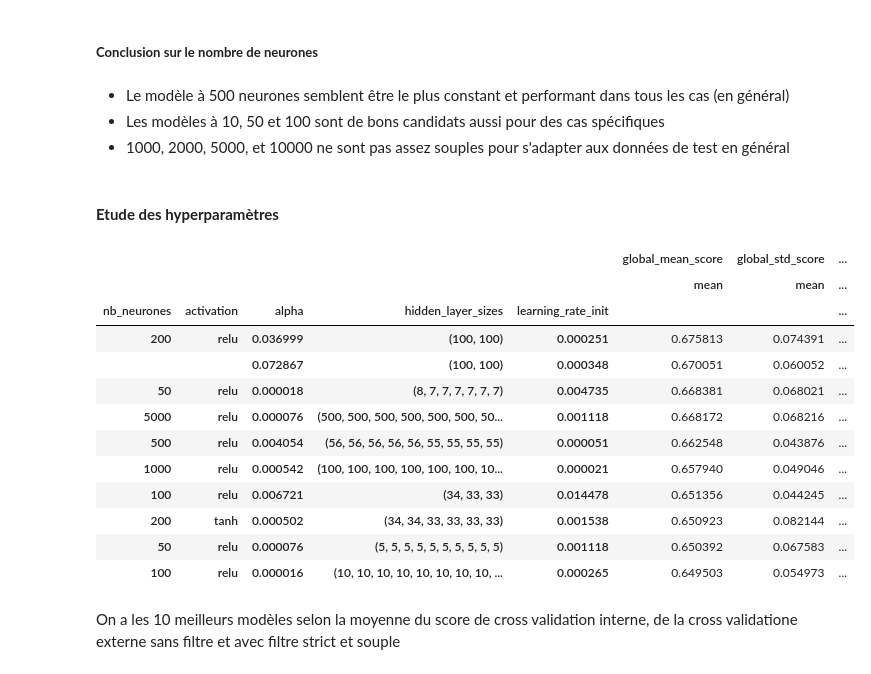
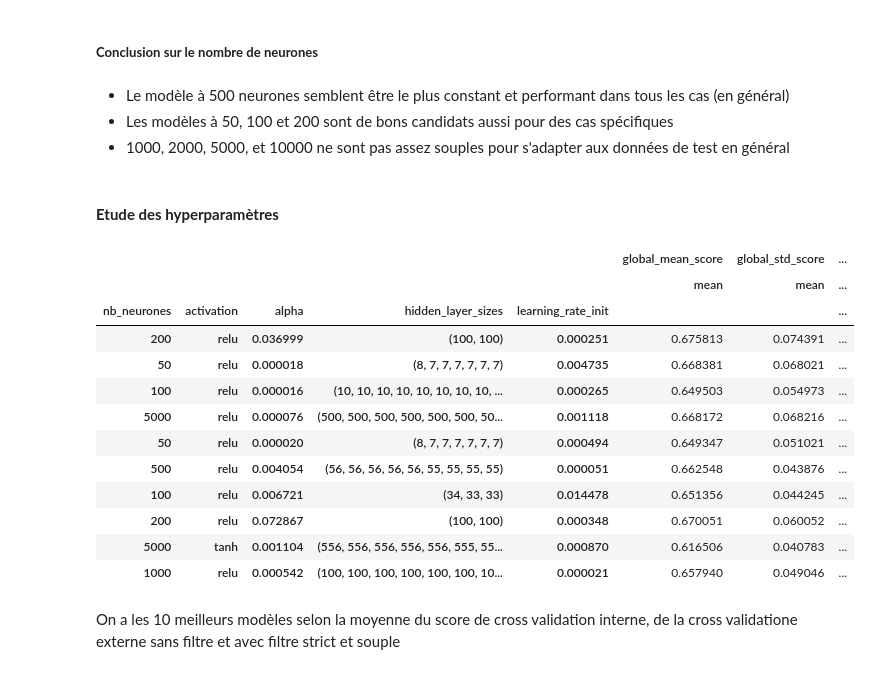
Before and after one commit to Edmondbrn/projet_IA_QSAR, a Jupyter notebook: def_AD_opti_param.ipynb, the cells around one changed output. Cells and saved outputs as stored; diff of their text form; code cells hidden in the pictures.

Commit message:
Mise en forme des notebook pour le MLP

```diff
--- a/def_AD_opti_param.ipynb
+++ b/def_AD_opti_param.ipynb
@@ -196,4 +128,6 @@ df_final["global_std_score"] = df_final[["best_score_innerCV", "r2_noAD", "r2_st
 df_final.to_csv("nested_MLP_2/nestedCV_MLP_final.csv", index=False)
+# %%
+df_final = pd.read_csv("nested_MLP_2/nestedCV_MLP_final.csv")
 # %% [markdown]
 - Score moyen selon le nombre de neurones
 # %%
@@ -317,39 +251,38 @@ Rien de nouveau, mise à part que le seuil doux donne des perfs moins bonnes mai
 ##### **Conclusion sur le nombre de neurones**
 # %% [markdown]
 - Le modèle à 500 neurones semblent être le plus constant et performant dans tous les cas (en général)
-- Les modèles à 10, 50 et 100 sont de bons candidats aussi pour des cas spécifiques
+- Les modèles à 50, 100 et 200 sont de bons candidats aussi pour des cas spécifiques
 - 1000, 2000, 5000, et 10000 ne sont pas assez souples pour s'adapter aux données de test en général
 # %% [markdown]
 #### **Etude des hyperparamètres**
 # %%
-
 grouped_params = df_final.groupby(
     ["nb_neurones","activation", "alpha", "hidden_layer_sizes", "learning_rate_init"]).agg({
     "global_mean_score": ["mean"],
     "global_std_score": ["mean"],
     "best_score_innerCV": ["mean", "std", "count"],
     "r2_noAD": ["mean"],
     "r2_strict": ["mean"],
     "r2_soft": ["mean"]
 }).sort_values(
-    ("global_mean_score", "mean"), ascending=False
+    ("r2_noAD", "mean"), ascending=False
 )
 grouped_params.to_csv("nested_MLP_2/best_models.csv")
 grouped_params.head(10)
 # %% [output]
 |  |  |  |  |  | global_mean_score | global_std_score | ... |
 |  |  |  |  |  | mean | mean | ... |
 | nb_neurones | activation | alpha | hidden_layer_sizes | learning_rate_init |  |  | ... |
 | 200 | relu | 0.036999 | (100, 100) | 0.000251 | 0.675813 | 0.074391 | ... |
-|  |  | 0.072867 | (100, 100) | 0.000348 | 0.670051 | 0.060052 | ... |
 | 50 | relu | 0.000018 | (8, 7, 7, 7, 7, 7, 7) | 0.004735 | 0.668381 | 0.068021 | ... |
+| 100 | relu | 0.000016 | (10, 10, 10, 10, 10, 10, 10, 10, ... | 0.000265 | 0.649503 | 0.054973 | ... |
 | 5000 | relu | 0.000076 | (500, 500, 500, 500, 500, 500, 50... | 0.001118 | 0.668172 | 0.068216 | ... |
+| 50 | relu | 0.000020 | (8, 7, 7, 7, 7, 7, 7) | 0.000494 | 0.649347 | 0.051021 | ... |
 | 500 | relu | 0.004054 | (56, 56, 56, 56, 56, 55, 55, 55, 55) | 0.000051 | 0.662548 | 0.043876 | ... |
+| 100 | relu | 0.006721 | (34, 33, 33) | 0.014478 | 0.651356 | 0.044245 | ... |
+| 200 | relu | 0.072867 | (100, 100) | 0.000348 | 0.670051 | 0.060052 | ... |
+| 5000 | tanh | 0.001104 | (556, 556, 556, 556, 556, 555, 55... | 0.000870 | 0.616506 | 0.040783 | ... |
 | 1000 | relu | 0.000542 | (100, 100, 100, 100, 100, 100, 10... | 0.000021 | 0.657940 | 0.049046 | ... |
-| 100 | relu | 0.006721 | (34, 33, 33) | 0.014478 | 0.651356 | 0.044245 | ... |
-| 200 | tanh | 0.000502 | (34, 34, 33, 33, 33, 33) | 0.001538 | 0.650923 | 0.082144 | ... |
-| 50 | relu | 0.000076 | (5, 5, 5, 5, 5, 5, 5, 5, 5, 5) | 0.001118 | 0.650392 | 0.067583 | ... |
-| 100 | relu | 0.000016 | (10, 10, 10, 10, 10, 10, 10, 10, ... | 0.000265 | 0.649503 | 0.054973 | ... |
 # %% [markdown]
 On a les 10 meilleurs modèles selon la moyenne du score de cross validation interne, de la cross validatione externe sans filtre et avec filtre strict et souple
 # %% [markdown]
```
Also changed, not shown: parts of 28 cells of this notebook, 6 other files.
